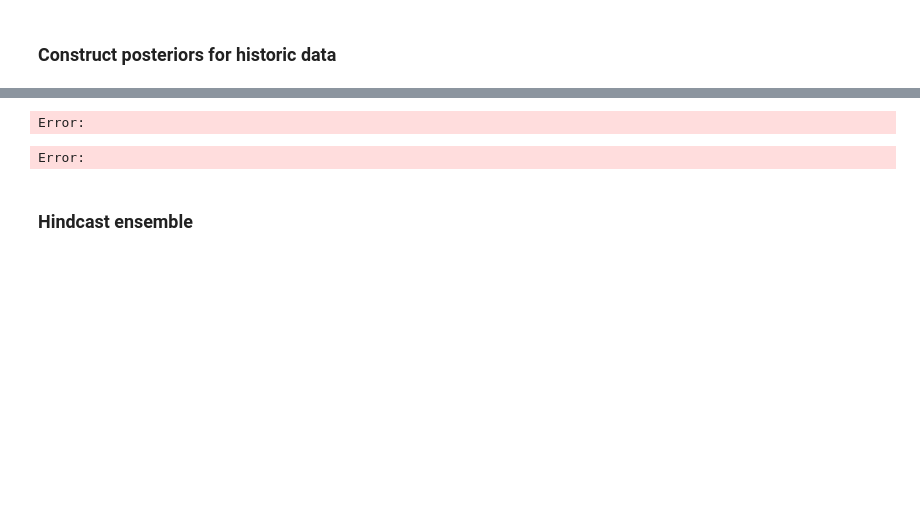
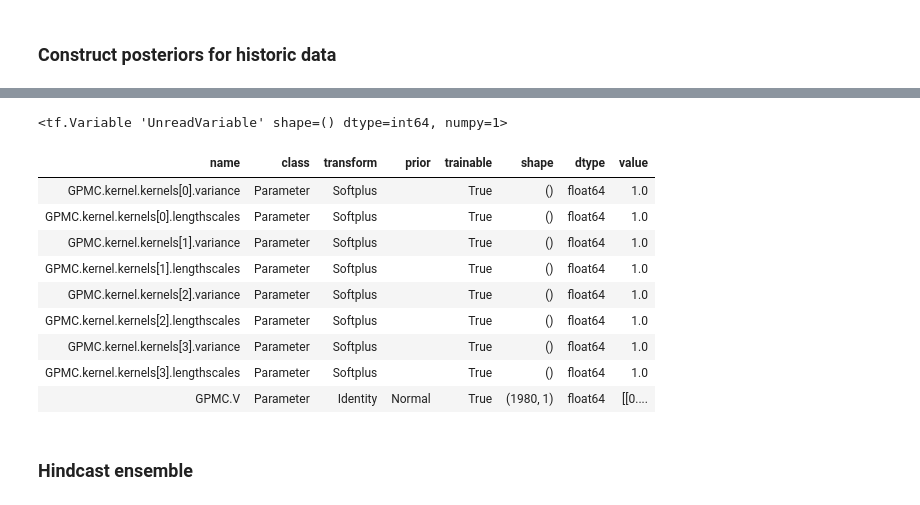
Before and after one commit to mattramos/bayesian_ensembling, a Jupyter notebook: experiments/figure2_xarray_3D.ipynb, the cells around one changed output, grey strips where cells are left out. Drawn from its saved outputs; the diff is of its cells as text; code cells hidden in the pictures; blank space fills up the shorter version.

Commit message:
VGP->GPMC

```diff
--- a/experiments/figure2_xarray_3D.ipynb
+++ b/experiments/figure2_xarray_3D.ipynb
@@ -175,13 +177,13 @@ z_kernel = gpf.kernels.Matern32(active_dims=[2])
 realisation_kernel = gpf.kernels.Matern32(active_dims=list(np.arange(6, 6 + model.n_realisations)))
 
 kernel = time_kernel + x_y_kernel + z_kernel + realisation_kernel
-gp_model = gpf.models.VGP((X, Y), kernel=kernel, likelihood=likelihood, num_latent_gps=1)
+gp_model = gpf.models.GPMC((X, Y), kernel=kernel, likelihood=likelihood, num_latent_gps=1)
 
-natgrad = gpf.optimizers.NaturalGradient(gamma=0.5)
+# natgrad = gpf.optimizers.NaturalGradient(gamma=0.05)
 adam = tf.optimizers.Adam(0.01)
 
-gpf.utilities.set_trainable(gp_model.q_mu, False)
-gpf.utilities.set_trainable(gp_model.q_sqrt, False)
+# gpf.utilities.set_trainable(gp_model.q_mu, False)
+# gpf.utilities.set_trainable(gp_model.q_sqrt, False)
 
 
 loss = tf.function(gp_model.training_loss)
@@ -192,20 +195,31 @@ loss = tf.function(gp_model.training_loss)
+# %%
+adam.apply_gradients(zip(grads, gp_model.trainable_variables))
+# %% [output]
+<tf.Variable 'UnreadVariable' shape=() dtype=int64, numpy=1>
+# %%
+gpf.utilities.print_summary(gp_model, fmt='notebook')
+# %% [output]
+| name | class | transform | prior | trainable | shape | dtype | value |
+| GPMC.kernel.kernels[0].variance | Parameter | Softplus |  | True | () | float64 | 1.0 |
+| GPMC.kernel.kernels[0].lengthscales | Parameter | Softplus |  | True | () | float64 | 1.0 |
+| GPMC.kernel.kernels[1].variance | Parameter | Softplus |  | True | () | float64 | 1.0 |
+| GPMC.kernel.kernels[1].lengthscales | Parameter | Softplus |  | True | () | float64 | 1.0 |
+| GPMC.kernel.kernels[2].variance | Parameter | Softplus |  | True | () | float64 | 1.0 |
+| GPMC.kernel.kernels[2].lengthscales | Parameter | Softplus |  | True | () | float64 | 1.0 |
+| GPMC.kernel.kernels[3].variance | Parameter | Softplus |  | True | () | float64 | 1.0 |
+| GPMC.kernel.kernels[3].lengthscales | Parameter | Softplus |  | True | () | float64 | 1.0 |
+| GPMC.V | Parameter | Identity | Normal | True | (1980, 1) | float64 | [[0.... |
 # %%
-
 tr = tqdm.trange(10)
 losses = []
 
 for i in tr:
     # natgrad.minimize(loss, [(gp_model.q_mu, gp_model.q_sqrt)])
-    natgrad.minimize(loss, [[gp_model.q_mu, gp_model.q_sqrt]])
-
     adam.minimize(loss, gp_model.trainable_variables)
     if i % 1 == 0:
         l = loss().numpy()
         tr.set_postfix({"loss": f"{l :.2f}"})
         losses.append(l)
-# %% [output]
-Error:
-Error:
 # %%
 hist_anom_models.fit(model=es.GPDTW(), compile_objective=True)
 # %%
```
Also changed, not shown: parts of 4 cells of this notebook.
